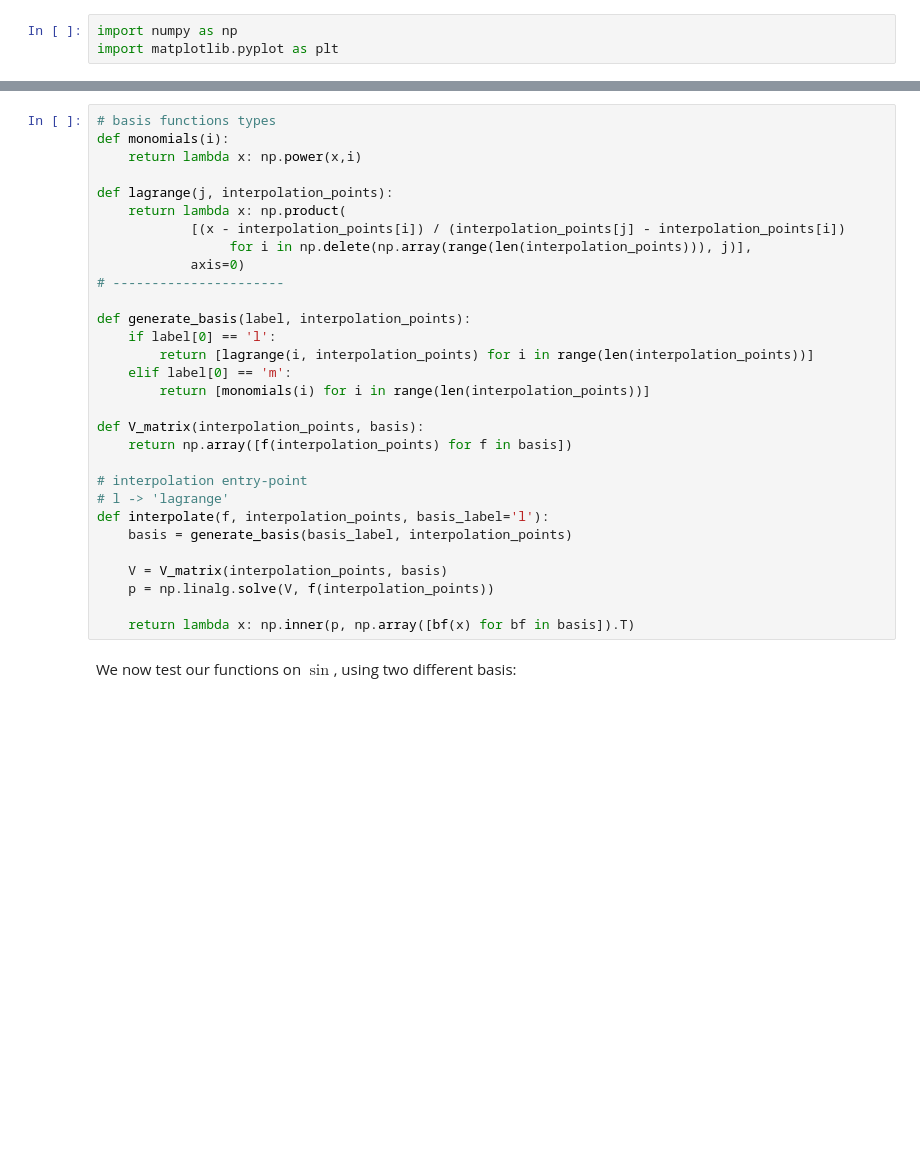
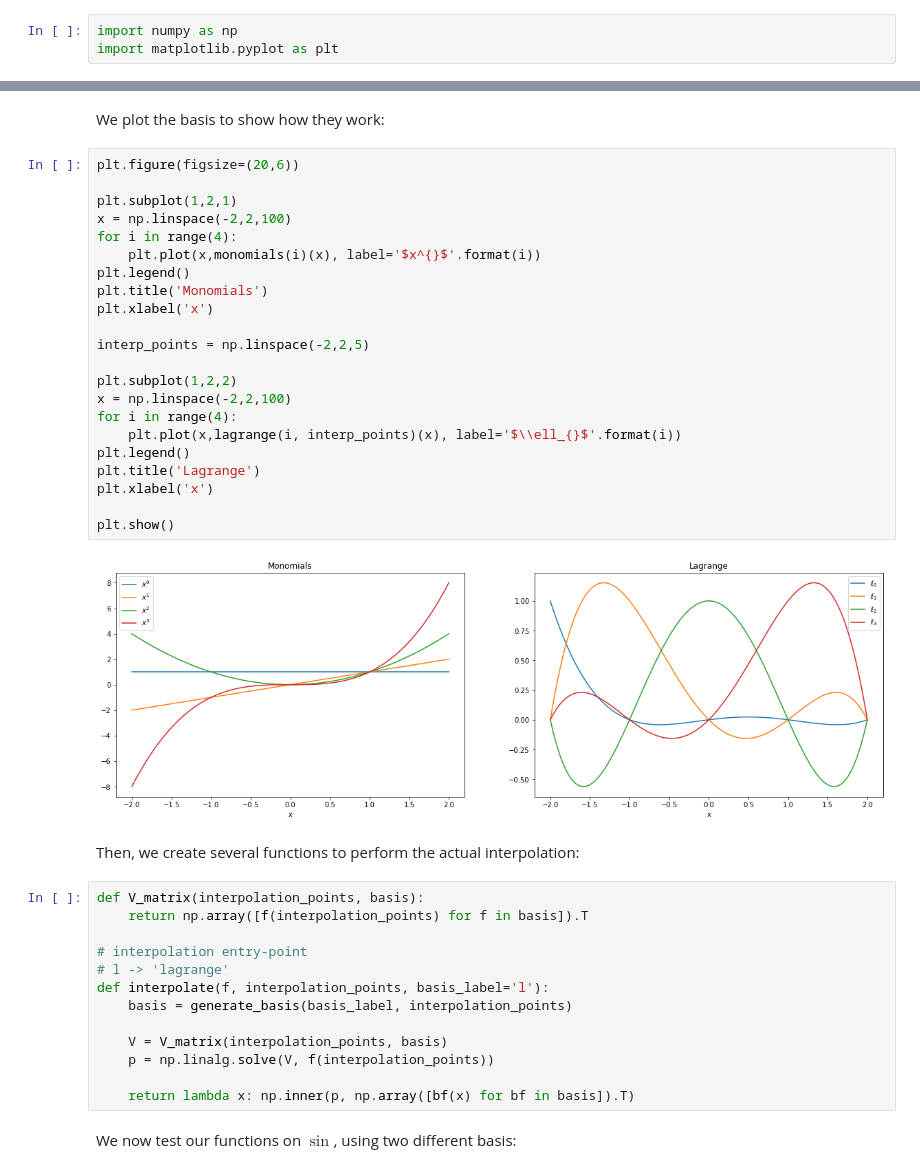
Before and after one commit to fandreuzzi-dssc/numerical-analysis, a Jupyter notebook: polynomial-interpolation.ipynb, the cells around one changed output, grey strips where cells are left out. Saved outputs shown, nothing was run; the diff lists cells and outputs as text; blank space fills up the shorter version.

```diff
--- a/polynomial-interpolation.ipynb
+++ b/polynomial-interpolation.ipynb
@@ -8,23 +25,34 @@ import matplotlib.pyplot as plt
+# %% [markdown]
+We plot the basis to show how they work:
+# %%
+plt.figure(figsize=(20,6))
+
+plt.subplot(1,2,1)
+x = np.linspace(-2,2,100)
+for i in range(4):
+    plt.plot(x,monomials(i)(x), label='$x^{}$'.format(i))
+plt.legend()
+plt.title('Monomials')
+plt.xlabel('x')
+
+interp_points = np.linspace(-2,2,5)
+
+plt.subplot(1,2,2)
+x = np.linspace(-2,2,100)
+for i in range(4):
+    plt.plot(x,lagrange(i, interp_points)(x), label='$\\ell_{}$'.format(i))
+plt.legend()
+plt.title('Lagrange')
+plt.xlabel('x')
+
+plt.show()
+# %% [output]
+[figure, added]
+# %% [markdown]
+Then, we create several functions to perform the actual interpolation:
 # %%
-# basis functions types
-def monomials(i):
-    return lambda x: np.power(x,i)
-
-def lagrange(j, interpolation_points):
-    return lambda x: np.product(
-            [(x - interpolation_points[i]) / (interpolation_points[j] - interpolation_points[i])
-                 for i in np.delete(np.array(range(len(interpolation_points))), j)],
-            axis=0)
-# ----------------------
-
-def generate_basis(label, interpolation_points):
-    if label[0] == 'l':
-        return [lagrange(i, interpolation_points) for i in range(len(interpolation_points))]
-    elif label[0] == 'm':
-        return [monomials(i) for i in range(len(interpolation_points))]
-
 def V_matrix(interpolation_points, basis):
-    return np.array([f(interpolation_points) for f in basis])
+    return np.array([f(interpolation_points) for f in basis]).T
 
 # interpolation entry-point
 # l -> 'lagrange'
```
Also changed, not shown: parts of 5 cells of this notebook.
